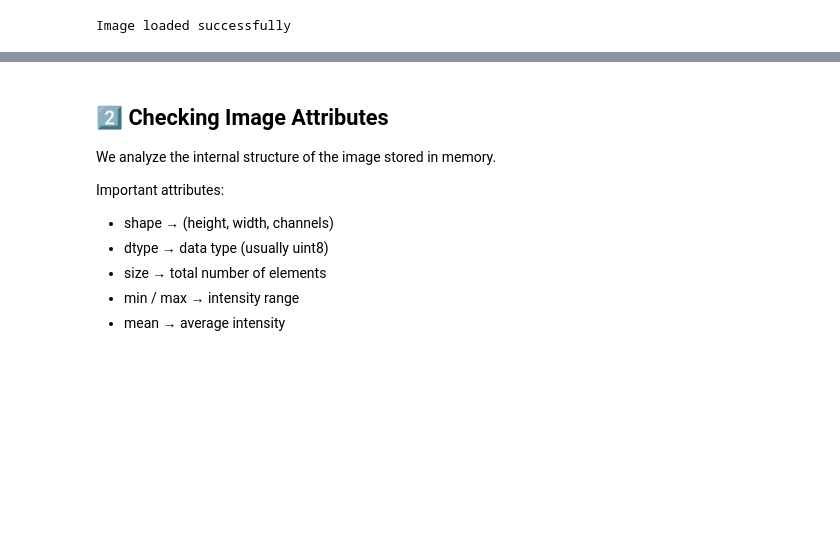
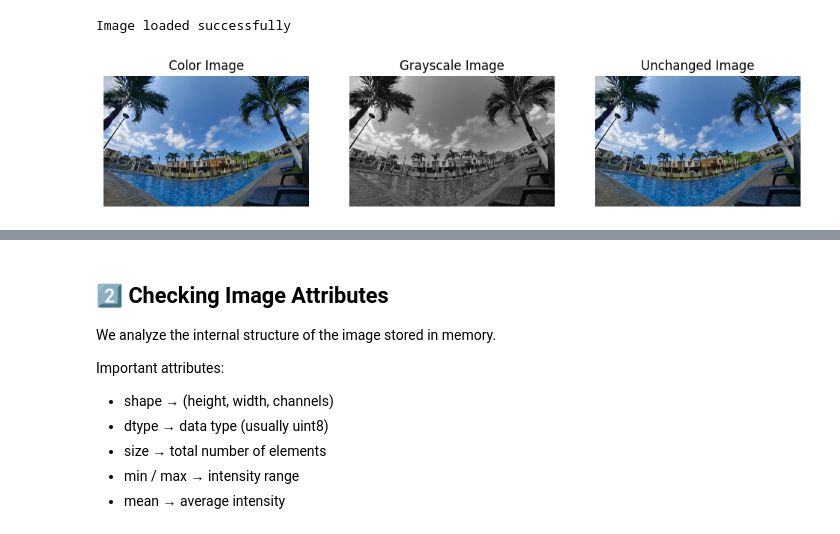
Before and after one commit to jeremi-silva/computer-vision-lecture-01, a Jupyter notebook: notebook/lecture01.ipynb, the cells around one changed output, grey strips where cells are left out. Cells and saved outputs as stored; diff of their text form; code cells hidden in the pictures; blank space fills up the shorter version.

Commit message:
Add visual demonstrations and update presentation slides for Lecture 1

```diff
--- a/notebook/lecture01.ipynb
+++ b/notebook/lecture01.ipynb
@@ -35,8 +35,40 @@ Libraries imported successfully.
 # %%
 # Read image from file
 
-img = cv2.imread('../images/pool.jpg', cv2.IMREAD_COLOR)
+img = cv2.imread('../images/pool.jpg')
+
+# Path fo the image
+img_path = "../images/pool.jpg"
 
 print("Image loaded successfully")
 # %% [output]
 Image loaded successfully
+# %%
+# Demo
+
+# Read image using different flags
+img_color = img
+img_gray = cv2.imread(img_path, cv2.IMREAD_GRAYSCALE)
+img_unchanged = cv2.imread(img_path, cv2.IMREAD_UNCHANGED)
+
+# Display images
+plt.figure(figsize=(12,4))
+
+plt.subplot(1,3,1)
+plt.imshow(cv2.cvtColor(img_color, cv2.COLOR_BGR2RGB))
+plt.title("Color Image")
+plt.axis("off")
+
+plt.subplot(1,3,2)
+plt.imshow(img_gray, cmap='gray')
+plt.title("Grayscale Image")
+plt.axis("off")
+
+plt.subplot(1,3,3)
+plt.imshow(cv2.cvtColor(img_unchanged, cv2.COLOR_BGR2RGB))
+plt.title("Unchanged Image")
+plt.axis("off")
+
+plt.show()
+# %% [output]
+[figure, added]
```
Also changed, not shown: parts of 8 cells of this notebook, 1 other file.
